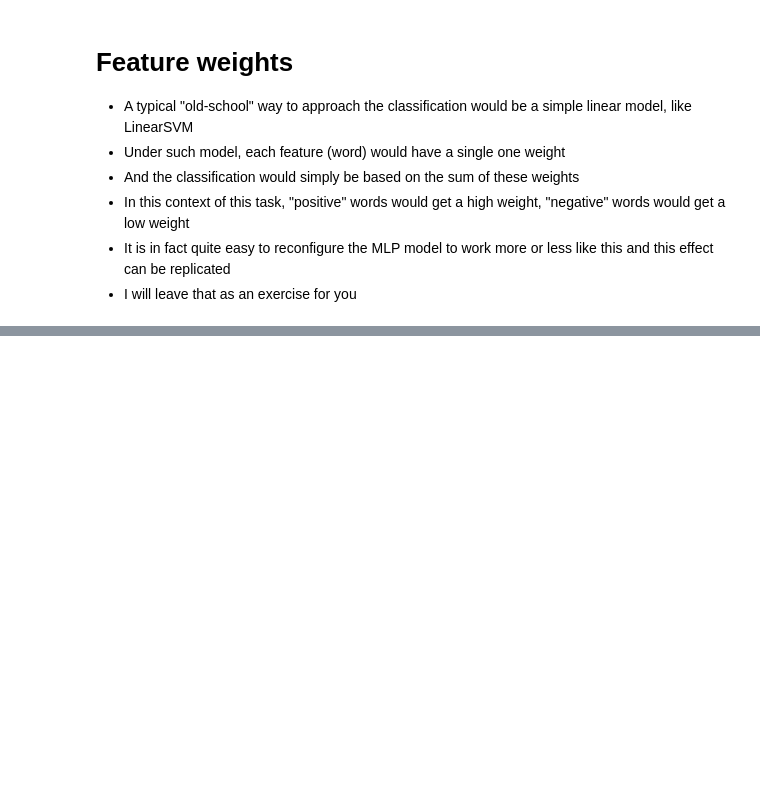
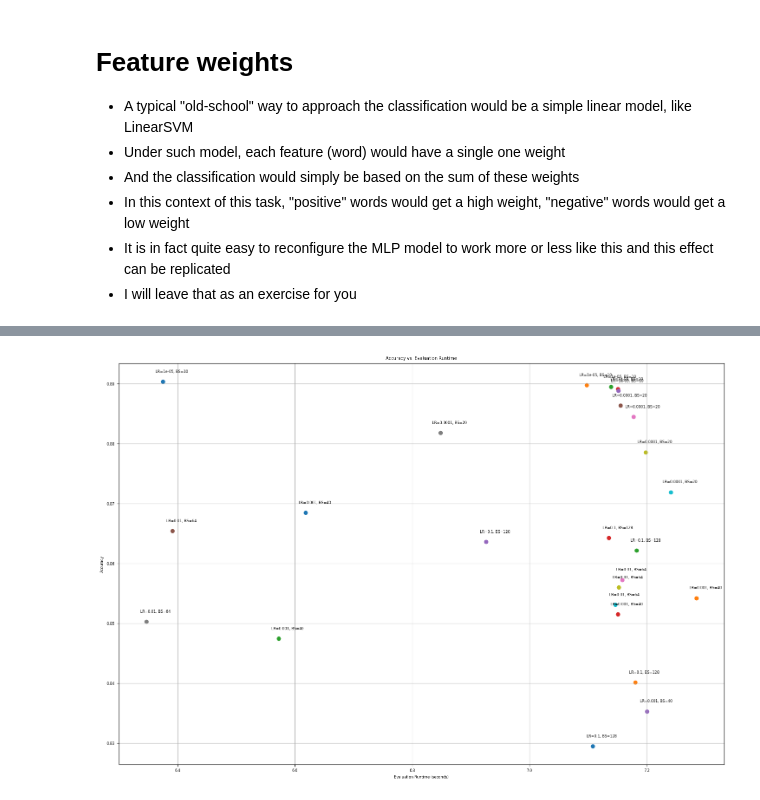
Before and after one commit to simulate111/Introduction-to-Human-Language-Technology, a Jupyter notebook: Exercise task 6: hyperparameters.ipynb, the cells around one changed output, grey strips where cells are left out. Drawn from its saved outputs; the diff is of its cells as text; code cells hidden in the pictures; blank space fills up the shorter version.

```diff
--- a/Exercise task 6: hyperparameters.ipynb
+++ b/Exercise task 6: hyperparameters.ipynb
@@ -651,0 +659,31 @@ plt.show()
+# %%
+import matplotlib.pyplot as plt
+
+# Set font size
+plt.rcParams.update({'font.size': 6})
+
+# Initialize lists to store data for plotting
+accuracies_by_lr_bs = [[] for _ in range(len(learning_rates))]
+
+# Populate the lists
+for entry in results:
+    lr_idx = learning_rates.index(entry["Learning Rate"])
+    bs_idx = batch_sizes.index(entry["Batch Size"])
+    accuracies_by_lr_bs[lr_idx].append((entry["Evaluation Runtime"], entry["Accuracy"], lr_idx, bs_idx))
+
+# Plotting
+plt.figure(figsize=(18, 12))  # Enlarge figure size
+
+# Plot accuracy for each learning rate and batch size
+for lr, bs, acc_list in zip(learning_rates, batch_sizes, accuracies_by_lr_bs):
+    for runtime, acc, lr_idx, bs_idx in acc_list:
+        plt.scatter(runtime, acc, label=f'LR={lr}, BS={bs}')
+        plt.annotate(f'LR={lr}, BS={bs}', (runtime, acc), textcoords="offset points", xytext=(15,15), ha='center')
+
+plt.xlabel('Evaluation Runtime (seconds)')
+plt.ylabel('Accuracy')
+plt.title('Accuracy vs. Evaluation Runtime')
+plt.grid(True)
+plt.show()
+# %% [output]
+[figure, added]
```
Also changed, not shown: parts of 17 cells of this notebook.
